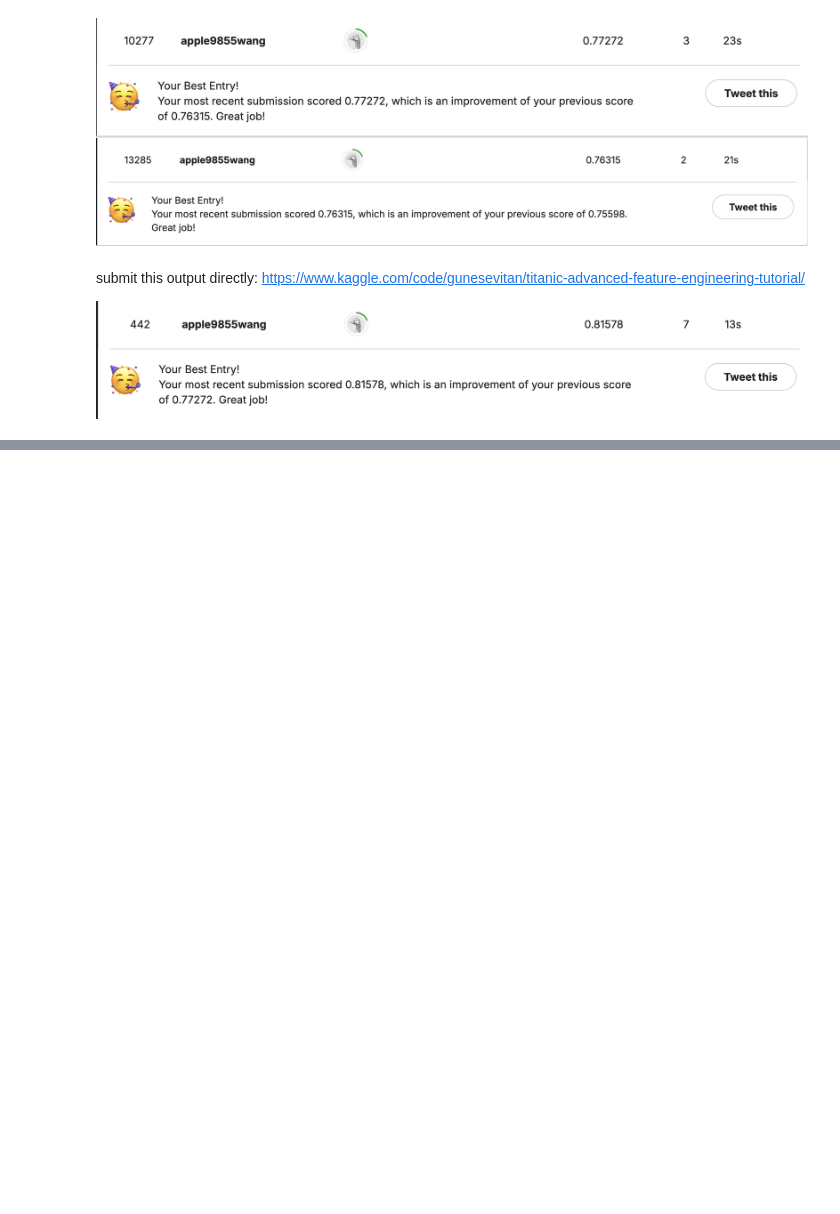
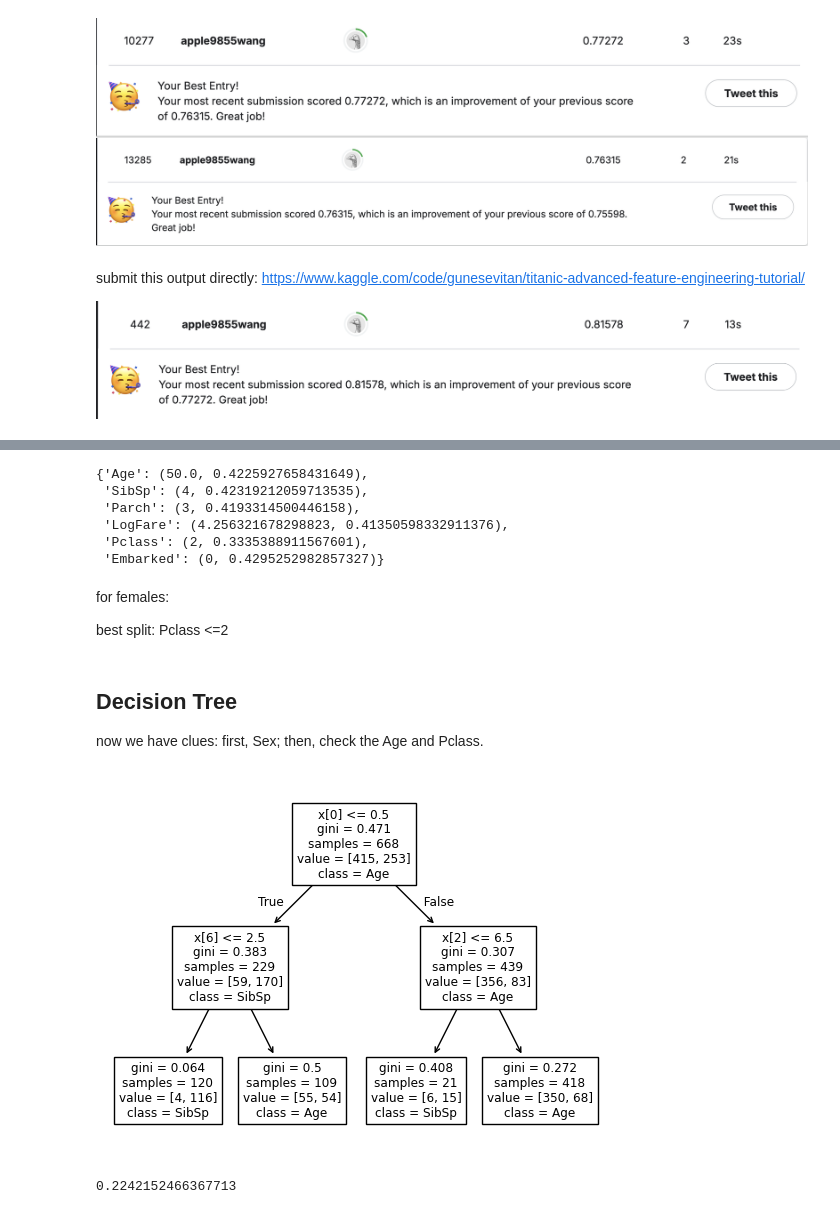
Before and after one commit to apple9855/my-DL-practice-projects, a Jupyter notebook: 004_Linear_model.ipynb, the cells around one changed output, grey strips where cells are left out. Cells and saved outputs as stored; diff of their text form; code cells hidden in the pictures; blank space fills up the shorter version.

```diff
--- a/004_Linear_model.ipynb
+++ b/004_Linear_model.ipynb
@@ -729,0 +779,7 @@ https://www.kaggle.com/code/gunesevitan/titanic-advanced-feature-engineering-tut
+# %%
+def xs_y(df):
+    xs = df[cats+conts].copy()
+    return xs,df[dep] if dep in df else None
+
+trn_xs,trn_y = xs_y(trn_df)
+val_xs,val_y = xs_y(val_df)
@@ -729,0 +860,3 @@ https://www.kaggle.com/code/gunesevitan/titanic-advanced-feature-engineering-tut
+# %%
+cols = conts+cats
+{o: min_col(trn_df, o) for o in cols}
@@ -729,0 +874,4 @@ https://www.kaggle.com/code/gunesevitan/titanic-advanced-feature-engineering-tut
+# %%
+cols.remove("Sex")
+ismale = trn_df.Sex==1
+males,females = trn_df[ismale],trn_df[~ismale]
@@ -729,0 +891,16 @@ https://www.kaggle.com/code/gunesevitan/titanic-advanced-feature-engineering-tut
+# %%
+{o:min_col(females, o) for o in cols}
+# %% [output]
+{'Age': (50.0, 0.4225927658431649),
+ 'SibSp': (4, 0.42319212059713535),
+ 'Parch': (3, 0.4193314500446158),
+ 'LogFare': (4.256321678298823, 0.41350598332911376),
+ 'Pclass': (2, 0.3335388911567601),
+ 'Embarked': (0, 0.4295252982857327)}
+# %% [markdown]
+for females:
+
+best split: Pclass <=2
+# %% [markdown]
+## Decision Tree
+now we have clues: first, Sex; then, check the Age and Pclass.
@@ -729,0 +909,10 @@ https://www.kaggle.com/code/gunesevitan/titanic-advanced-feature-engineering-tut
+# %%
+m = DecisionTreeClassifier(max_leaf_nodes=4).fit(trn_xs, trn_y)
+# %%
+plot_tree(m, class_names=cols);
+# %% [output]
+[figure, added]
+# %%
+mean_absolute_error(val_y, m.predict(val_xs))
+# %% [output]
+0.2242152466367713
```
Also changed, not shown: parts of 46 cells of this notebook.
